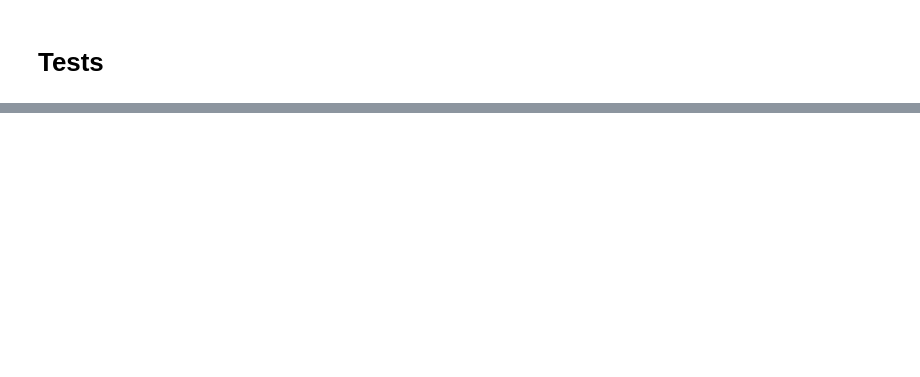
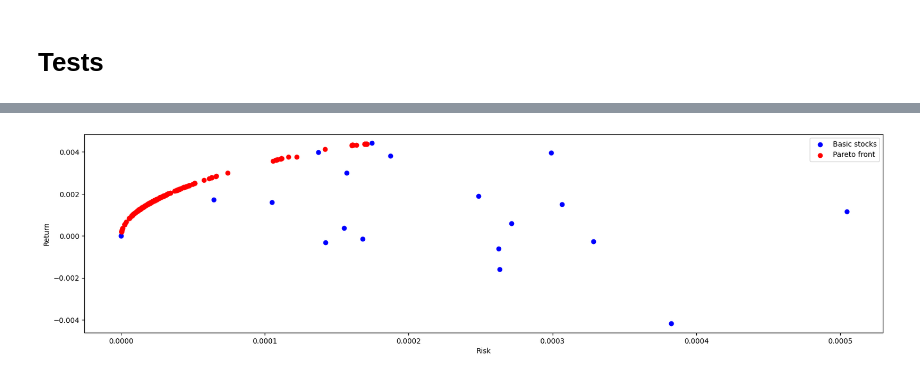
Before and after one commit to MaksWisniewski/PortfolioOpt, a Jupyter notebook: nsga2.ipynb, the cells around one changed output, grey strips where cells are left out. Saved outputs shown, nothing was run; the diff lists cells and outputs as text; code cells hidden in the pictures; blank space fills up the shorter version.

```diff
--- a/nsga2.ipynb
+++ b/nsga2.ipynb
@@ -260,0 +317,8 @@ show_results(population_size=200,
+# %%
+show_results(stock_risk=stock_returns_semi_var,
+             objective_function=portfolio_objective_function(risk_function=portfolio_risk_semi_var),
+             population_size=300,
+             number_of_offspring=600,
+             number_of_iterations=400)
+# %% [output]
+[figure, added]
```
Also changed, not shown: parts of 14 cells of this notebook, 1 other file.
